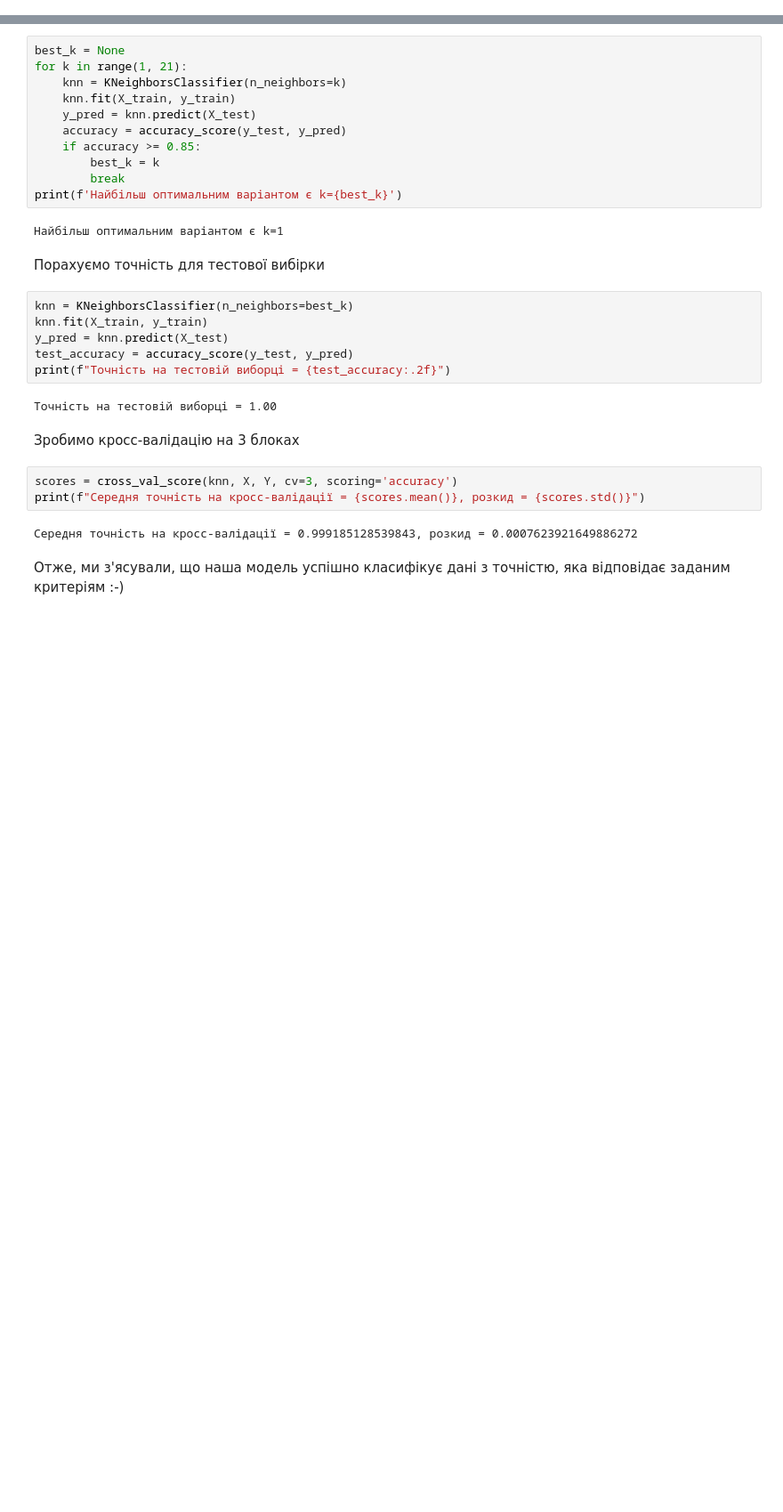
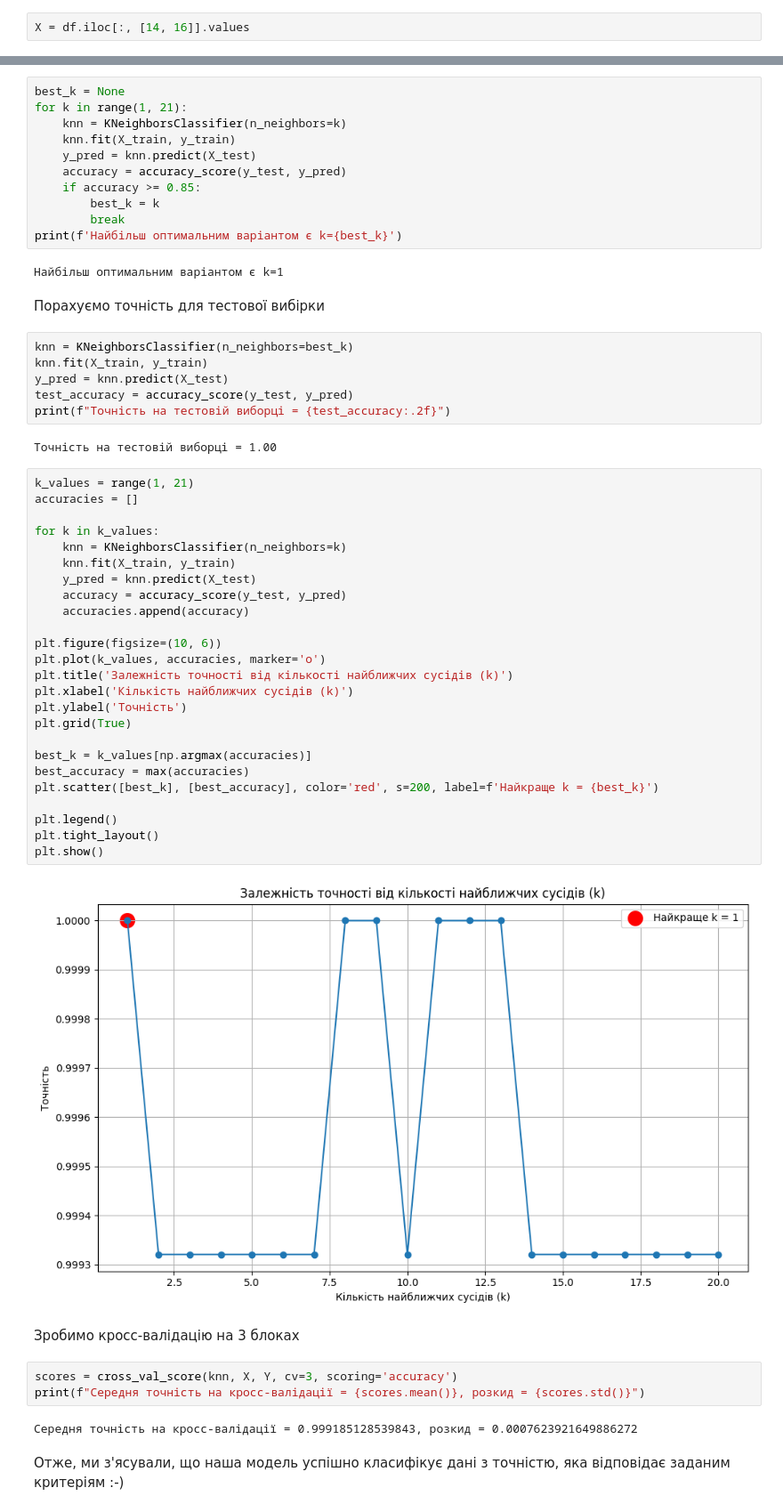
Before and after one commit to whh8sllv/MTAD5, a Jupyter notebook: MTAD5.ipynb, the cells around one changed output, grey strips where cells are left out. Shown: that part at 89% size. Saved outputs shown, nothing was run; the diff lists cells and outputs as text; blank space fills up the shorter version.

Commit message:
+ plot

```diff
--- a/MTAD5.ipynb
+++ b/MTAD5.ipynb
@@ -16,6 +17,8 @@ df.head()
 | 2 | 193.325337 | Private room | False | True | 3.0 | False | 1 | 0 | ... |
 | 3 | 180.389943 | Private room | False | True | 2.0 | False | 1 | 0 | ... |
 | 4 | 405.700981 | Entire home/apt | False | False | 3.0 | False | 0 | 1 | ... |
+# %%
+X = df.iloc[:, [14, 16]].values
 # %%
 from sklearn.cluster import AgglomerativeClustering
 hc = AgglomerativeClustering(n_clusters = 3, metric = 'euclidean', linkage = 'ward')
@@ -61,6 +64,33 @@ test_accuracy = accuracy_score(y_test, y_pred)
 print(f"Точність на тестовій виборці = {test_accuracy:.2f}")
 # %% [output]
 Точність на тестовій виборці = 1.00
+# %%
+k_values = range(1, 21)
+accuracies = []
+
+for k in k_values:
+    knn = KNeighborsClassifier(n_neighbors=k)
+    knn.fit(X_train, y_train)
+    y_pred = knn.predict(X_test)
+    accuracy = accuracy_score(y_test, y_pred)
+    accuracies.append(accuracy)
+
+plt.figure(figsize=(10, 6))
+plt.plot(k_values, accuracies, marker='o')
+plt.title('Залежність точності від кількості найближчих сусідів (k)')
+plt.xlabel('Кількість найближчих сусідів (k)')
+plt.ylabel('Точність')
+plt.grid(True)
+
+best_k = k_values[np.argmax(accuracies)]
+best_accuracy = max(accuracies)
+plt.scatter([best_k], [best_accuracy], color='red', s=200, label=f'Найкраще k = {best_k}')
+
+plt.legend()
+plt.tight_layout()
+plt.show()
+# %% [output]
+[figure, added]
 # %% [markdown]
 Зробимо кросс-валідацію на 3 блоках
 # %%
```
Also changed, not shown: parts of 1 cell of this notebook.
